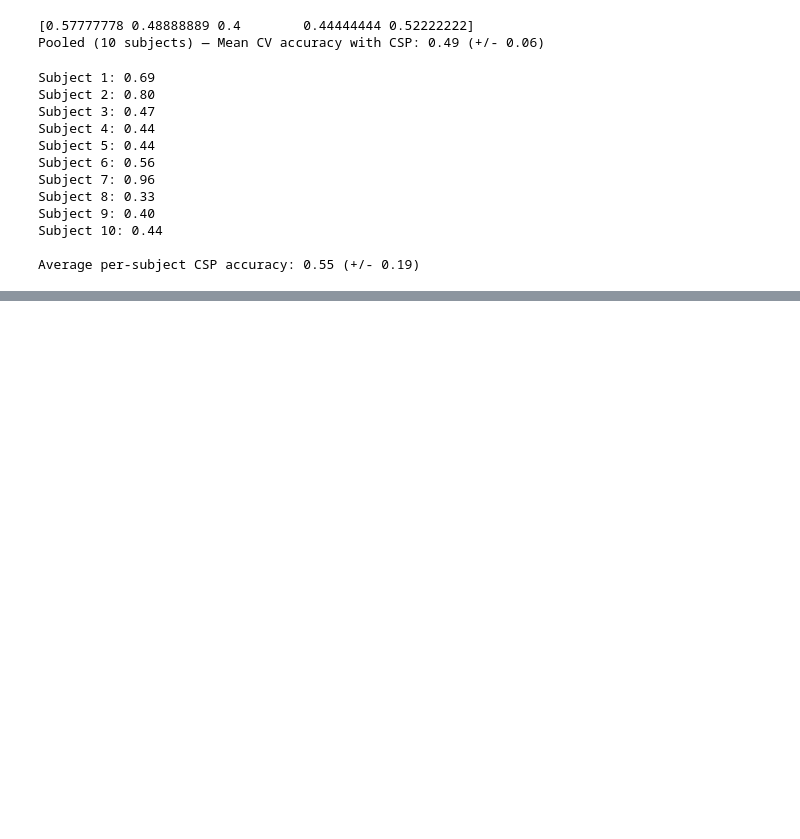
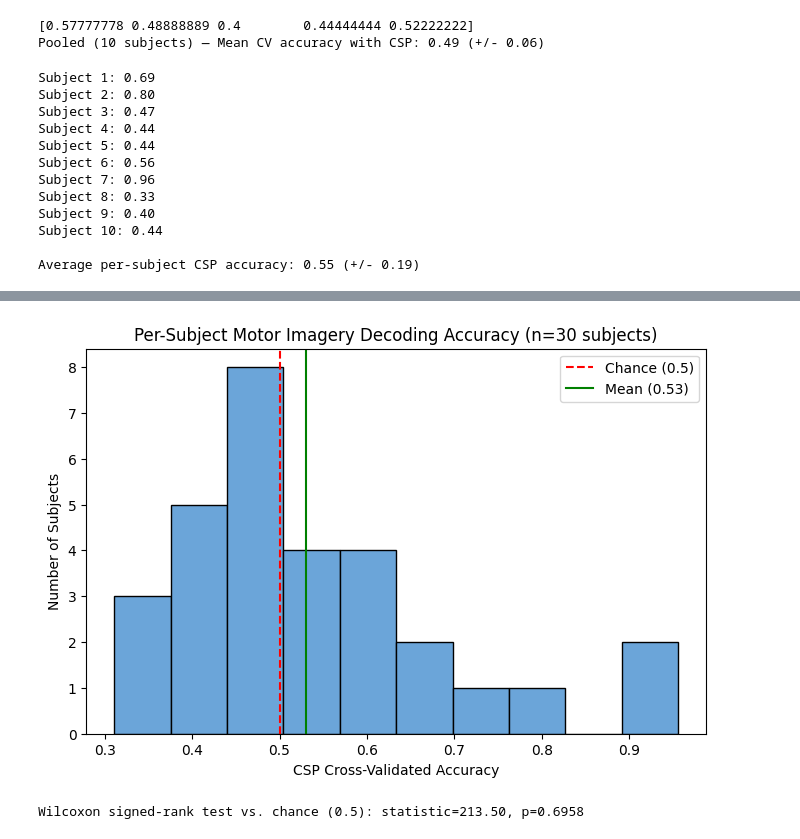
Before and after one commit to mbroor/eeg-motor-imagery-bci, a Jupyter notebook: 01_motor_imagery_classifier.ipynb, the cells around one changed output, grey strips where cells are left out. Cells and saved outputs as stored; diff of their text form; code cells hidden in the pictures; blank space fills up the shorter version.

Commit message:
Add 30-subject analysis, individual significance testing, and motor-cortex confound check

```diff
--- a/01_motor_imagery_classifier.ipynb
+++ b/01_motor_imagery_classifier.ipynb
@@ -290,0 +362,16 @@ Average per-subject CSP accuracy: 0.55 (+/- 0.19)
+# %%
+subject_ids = list(range(1, 31))
+per_subject_results = {}
+
+for sub in subject_ids:
+    try:
+        X_sub, y_sub = load_subject_data(sub)
+        scores = cross_val_score(csp_clf, X_sub, y_sub, cv=cv)
+        per_subject_results[sub] = scores.mean()
+        print(f"Subject {sub}: {scores.mean():.2f}")
+    except Exception as e:
+        print(f"Subject {sub} failed: {e}")
+
+accuracies = np.array(list(per_subject_results.values()))
+print(f"\nN subjects successfully processed: {len(accuracies)}")
+print(f"Average CSP accuracy: {accuracies.mean():.2f} (+/- {accuracies.std():.2f})")
@@ -290,0 +413,22 @@ Average per-subject CSP accuracy: 0.55 (+/- 0.19)
+# %%
+import matplotlib.pyplot as plt
+
+plt.figure(figsize=(8,5))
+plt.hist(accuracies, bins=10, edgecolor='black', color='#6BA5D9')
+plt.axvline(0.5, color='red', linestyle='--', label='Chance (0.5)')
+plt.axvline(accuracies.mean(), color='green', linestyle='-', label=f'Mean ({accuracies.mean():.2f})')
+plt.xlabel('CSP Cross-Validated Accuracy')
+plt.ylabel('Number of Subjects')
+plt.title(f'Per-Subject Motor Imagery Decoding Accuracy (n={len(accuracies)} subjects)')
+plt.legend()
+plt.savefig('accuracy_histogram.png', dpi=150, bbox_inches='tight')
+plt.show()
+# %% [output]
+[figure, added]
+# %%
+from scipy.stats import wilcoxon
+
+stat, p_value = wilcoxon(accuracies - 0.5)
+print(f"Wilcoxon signed-rank test vs. chance (0.5): statistic={stat:.2f}, p={p_value:.4f}")
+# %% [output]
+Wilcoxon signed-rank test vs. chance (0.5): statistic=213.50, p=0.6958
```
Also changed, not shown: parts of 11 cells of this notebook.
